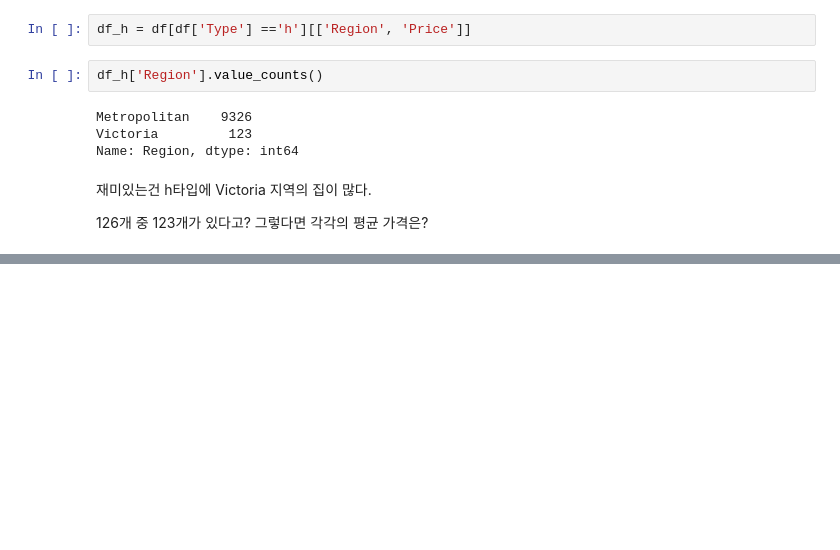
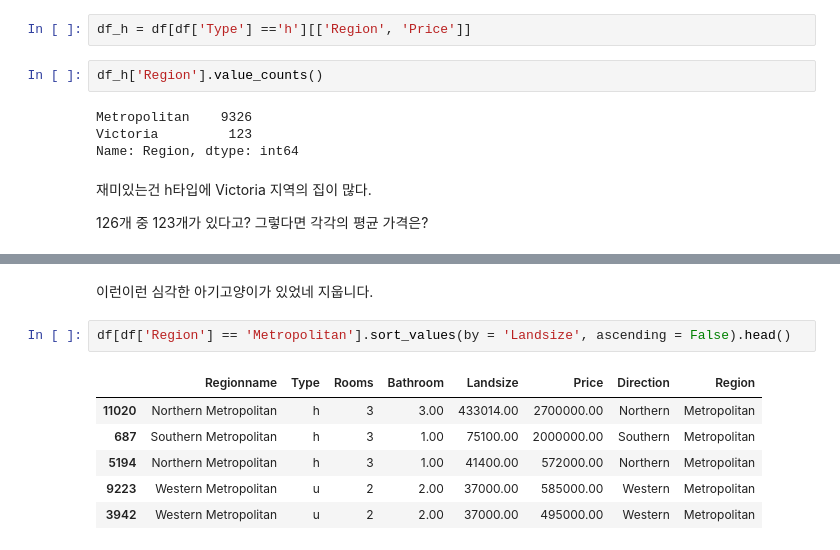
Before and after one commit to Angela-Park-JE/TIL_ver1, a Jupyter notebook: pandas/permutation_test.ipynb, the cells around one changed output, grey strips where cells are left out. Saved outputs shown, nothing was run; the diff lists cells and outputs as text; blank space fills up the shorter version.

```diff
--- a/pandas/permutation_test.ipynb
+++ b/pandas/permutation_test.ipynb
@@ -196,0 +207,11 @@ pd.crosstab(index = df['Region'], columns = df['Type'], values = df['Price'], ag
+# %% [markdown]
+이런이런 심각한 아기고양이가 있었네 지웁니다.
+# %%
+df[df['Region'] == 'Metropolitan'].sort_values(by = 'Landsize', ascending = False).head()
+# %% [output]
+|  | Regionname | Type | Rooms | Bathroom | Landsize | Price | Direction | Region |
+| 11020 | Northern Metropolitan | h | 3 | 3.00 | 433014.00 | 2700000.00 | Northern | Metropolitan |
+| 687 | Southern Metropolitan | h | 3 | 1.00 | 75100.00 | 2000000.00 | Southern | Metropolitan |
+| 5194 | Northern Metropolitan | h | 3 | 1.00 | 41400.00 | 572000.00 | Northern | Metropolitan |
+| 9223 | Western Metropolitan | u | 2 | 2.00 | 37000.00 | 585000.00 | Western | Metropolitan |
+| 3942 | Western Metropolitan | u | 2 | 2.00 | 37000.00 | 495000.00 | Western | Metropolitan |
```
Also changed, not shown: parts of 10 cells of this notebook.
